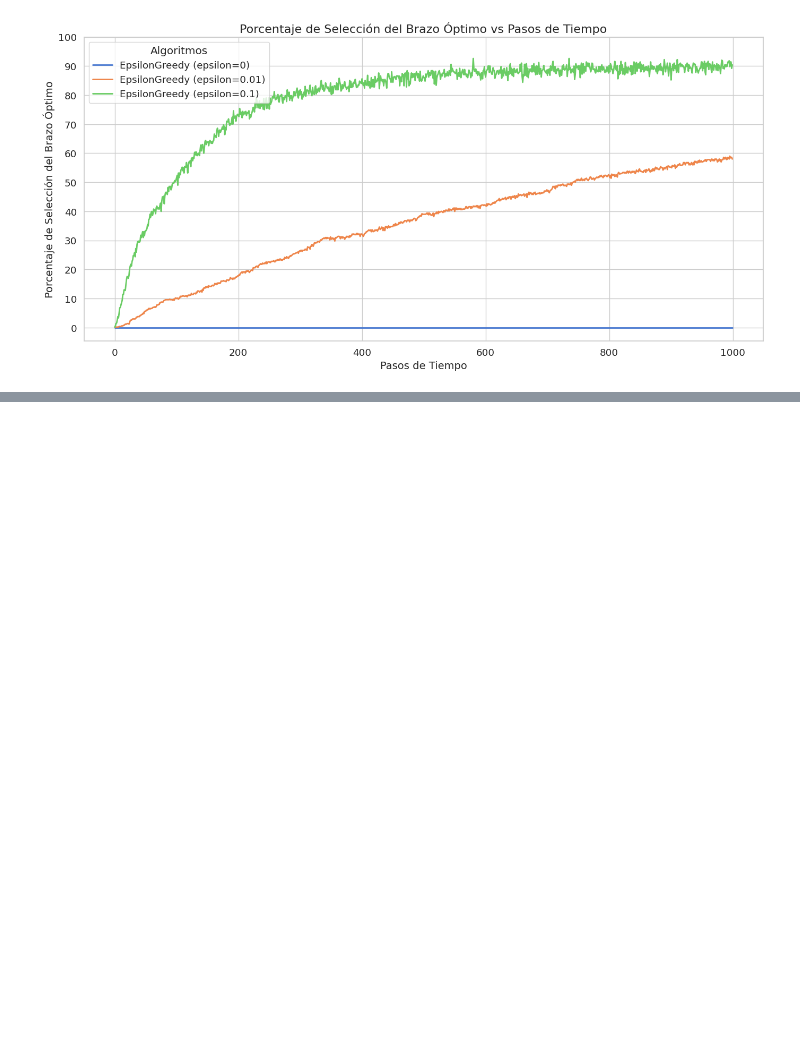
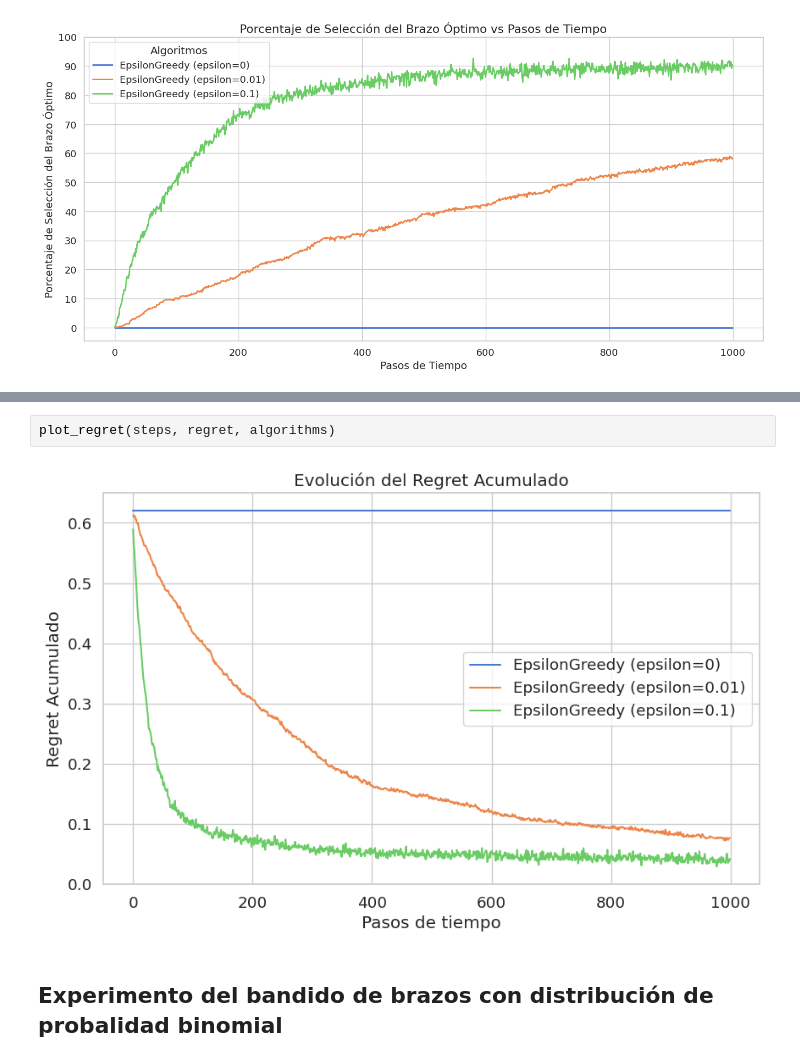
Before and after one commit to salvadeharo10/k_brazos_DHBV, a Jupyter notebook: bandit_experiments_ucb.ipynb, the cells around one changed output, grey strips where cells are left out. Saved outputs shown, nothing was run; the diff lists cells and outputs as text; blank space fills up the shorter version.

```diff
--- a/bandit_experiments_ucb.ipynb
+++ b/bandit_experiments_ucb.ipynb
@@ -267,0 +432,6 @@ En conclusión, **el gráfico muestra cómo un nivel adecuado de exploración me
+# %%
+plot_regret(steps, regret, algorithms)
+# %% [output]
+[figure, added]
+# %% [markdown]
+## Experimento del bandido de brazos con distribución de probalidad binomial
```
Also changed, not shown: parts of 31 cells of this notebook.
